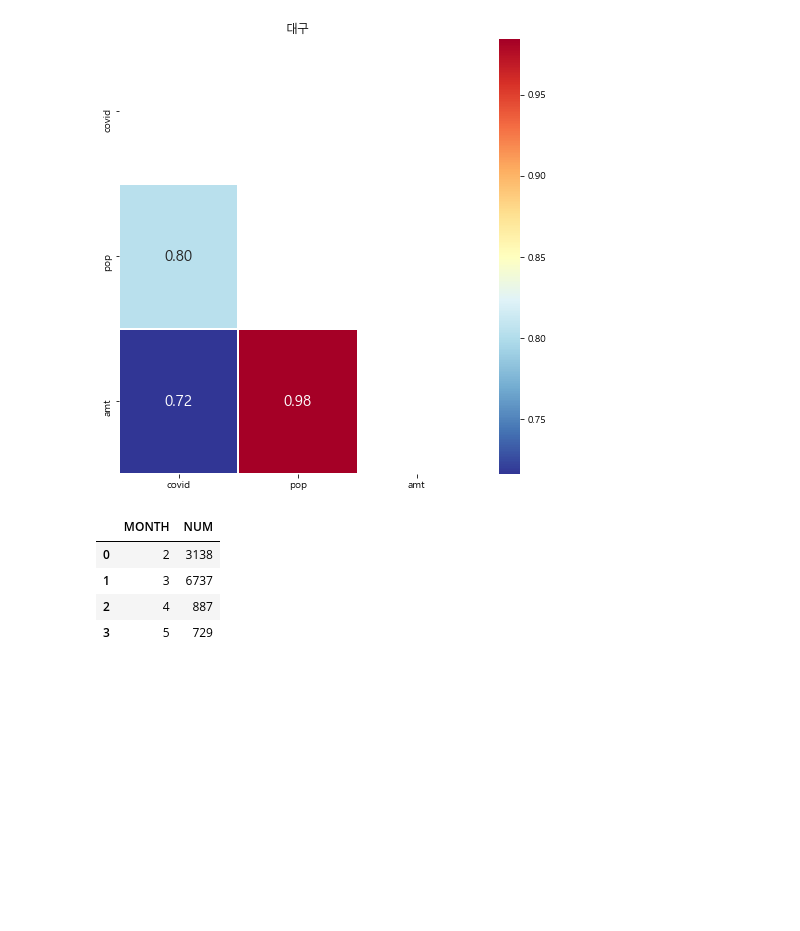
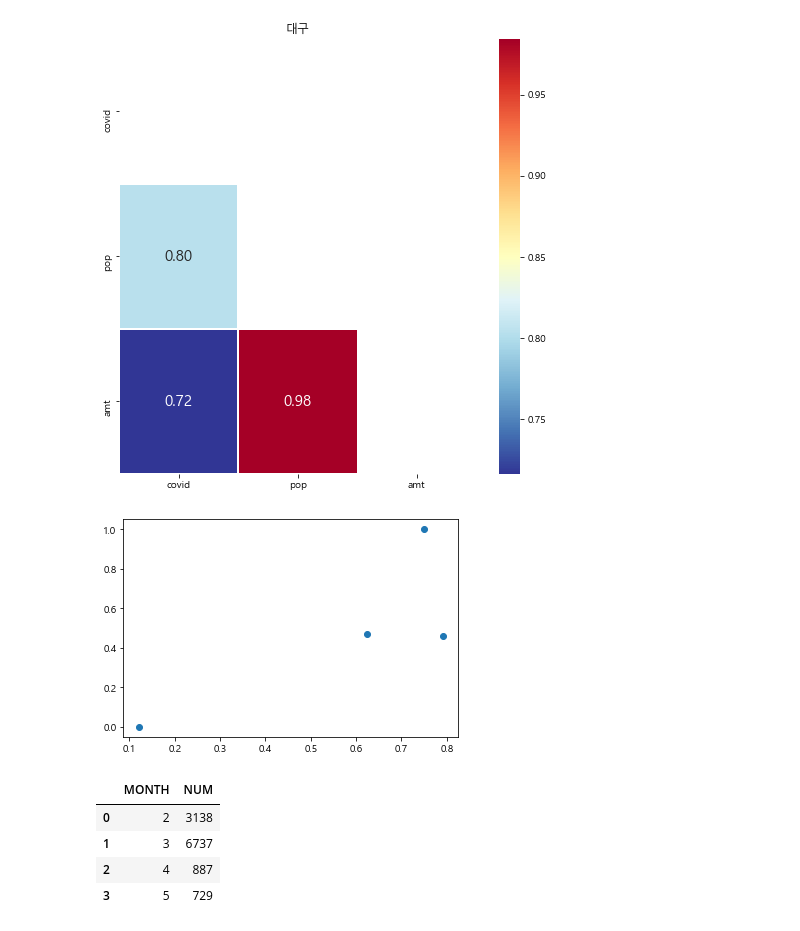
Before and after one commit to Lee-JeongMin/Bigcontest2020, a Jupyter notebook: Scoring/20200914_SH_mixedscore.ipynb, the cells around one changed output. Drawn from its saved outputs; the diff is of its cells as text; code cells hidden in the pictures; blank space fills up the shorter version.

```diff
--- a/Scoring/20200914_SH_mixedscore.ipynb
+++ b/Scoring/20200914_SH_mixedscore.ipynb
@@ -782,6 +780,11 @@ corr(month_concat_seoul['INDEX'], sk_2020_seoul['SUM'], sh_2020_seoul['USE_AMT']
 corr(month_concat_daegu['INDEX'], sk_2020_daegu['SUM'], sh_2020_daegu['USE_AMT'],'대구')
 # %% [output]
 [figure]
+# %%
+plt.scatter(month_concat_daegu['INDEX'],sk_2020_daegu['SUM'])
+plt.show()
+# %% [output]
+[figure, added]
 # %%
 all_month_num
 # %% [output]
```
Also changed, not shown: parts of 2 cells of this notebook.
